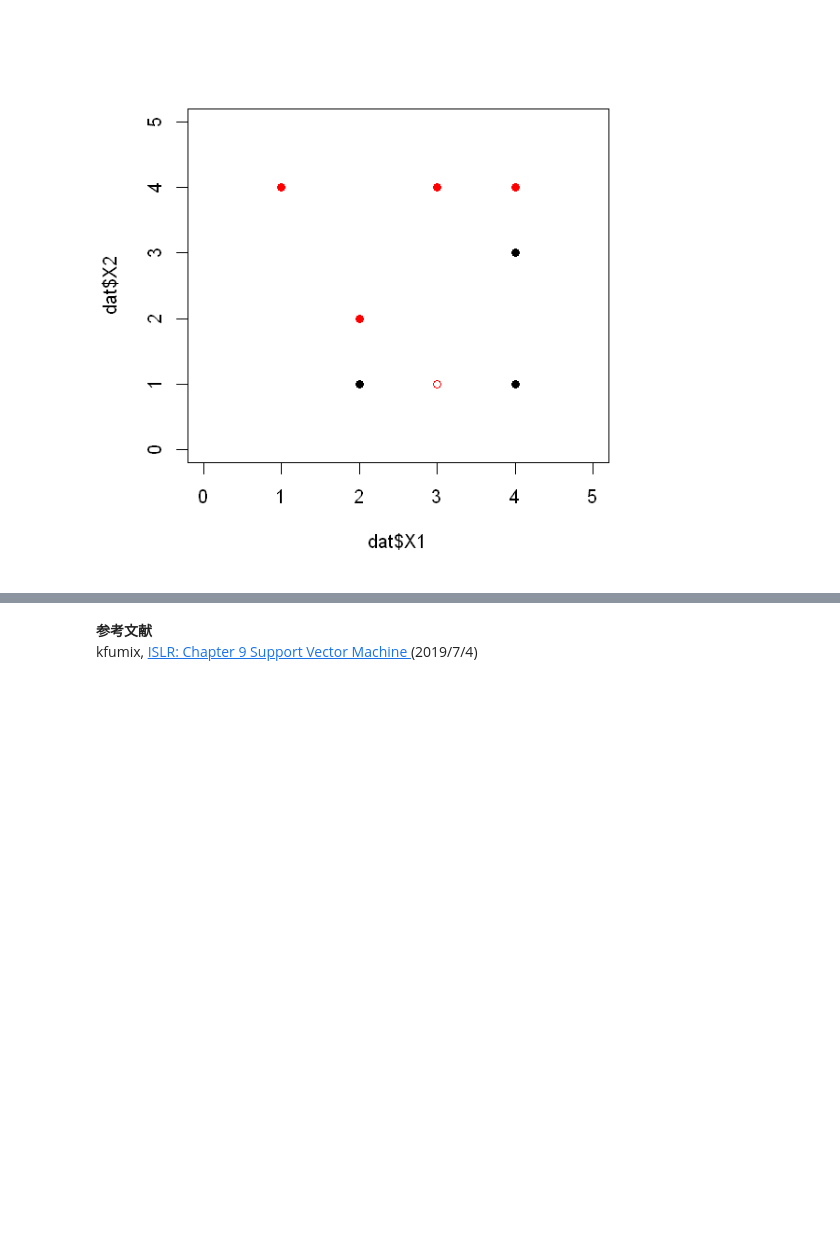
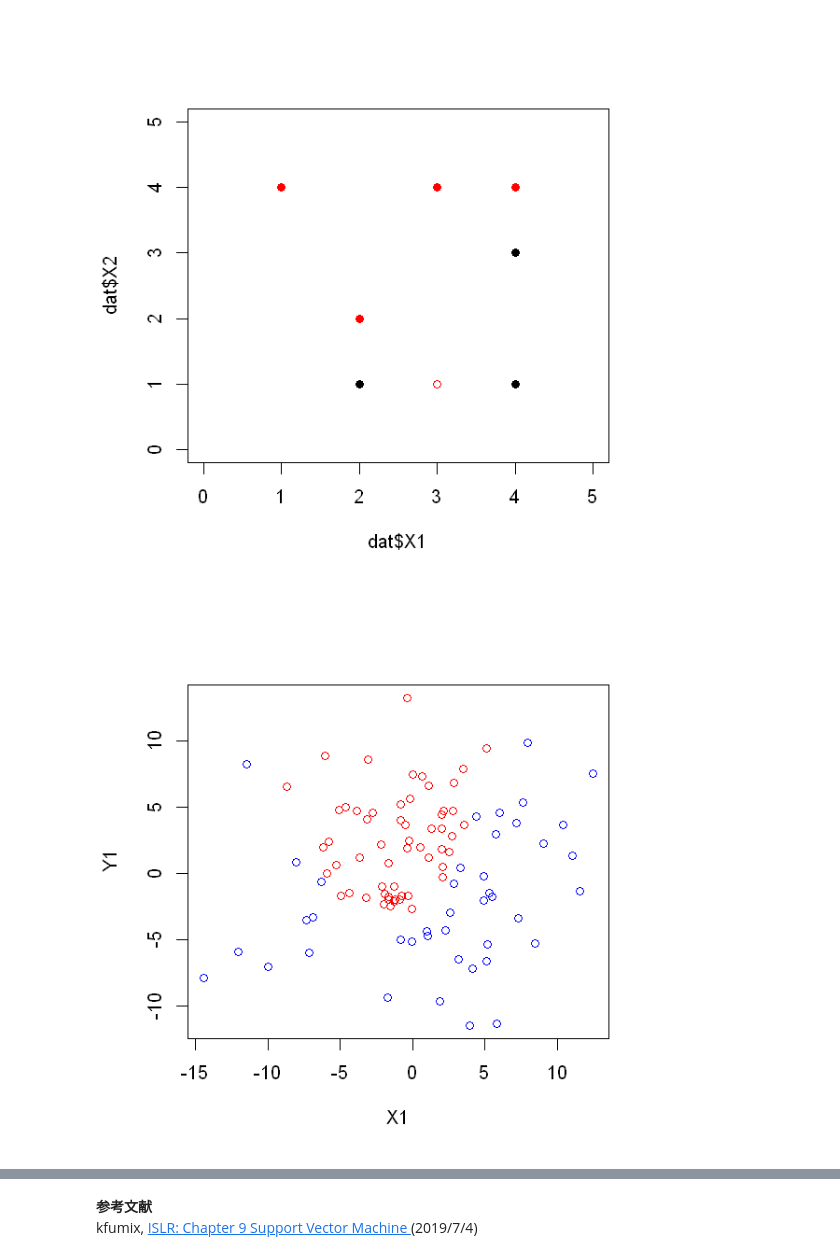
Before and after one commit to yellowmeteor/met_python.github.io, a Jupyter notebook: ISLR/9_Support_Vector_Machines.ipynb, the cells around one changed output, grey strips where cells are left out. Drawn from its saved outputs; the diff is of its cells as text; code cells hidden in the pictures; blank space fills up the shorter version.

```diff
--- a/ISLR/9_Support_Vector_Machines.ipynb
+++ b/ISLR/9_Support_Vector_Machines.ipynb
@@ -574,3 +573,11 @@ plot(dat$X1, dat$X2, col=dat$Y, xlim=c(0, 5), ylim=c(0, 5), pch=16)
 points(c(3), c(1), col='red')
 # %% [output]
 [figure]
+# %%
+# 4
+# まずは100個を2つのクラスにする
+dat = data.frame(X1 = rnorm(100) * 5, X2 = rnorm(100) * 5)
+dat$class = ifelse(dat$X2 > (dat$X1 + 2) ** 2 / 4 - 5, 'red', 'blue')
+plot(dat$X1, dat$X2, col=dat$class, xlab='X1', ylab='Y1')
+# %% [output]
+[figure, added]
```
Also changed, not shown: parts of 23 cells of this notebook.
